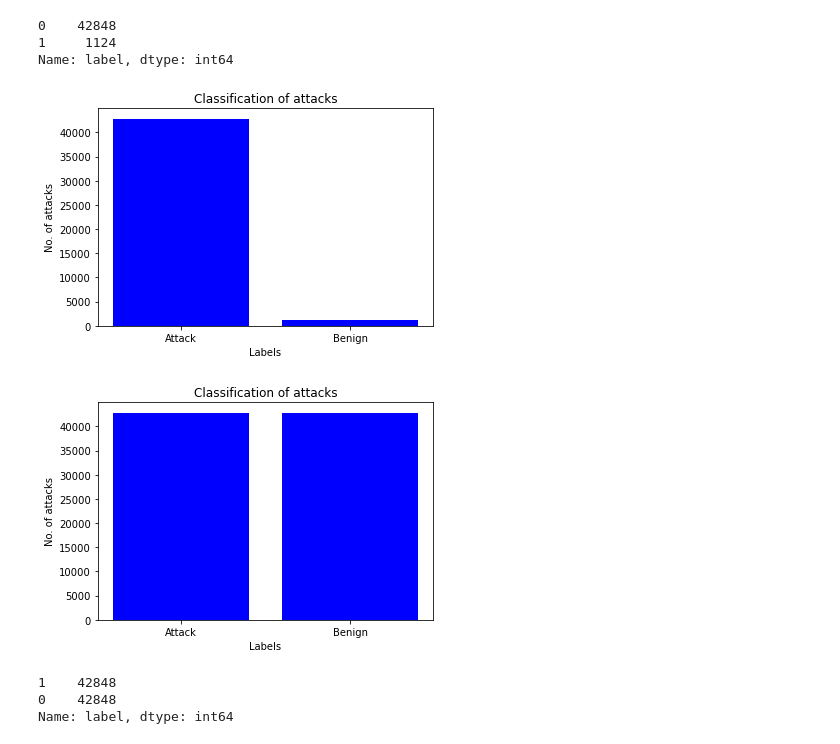
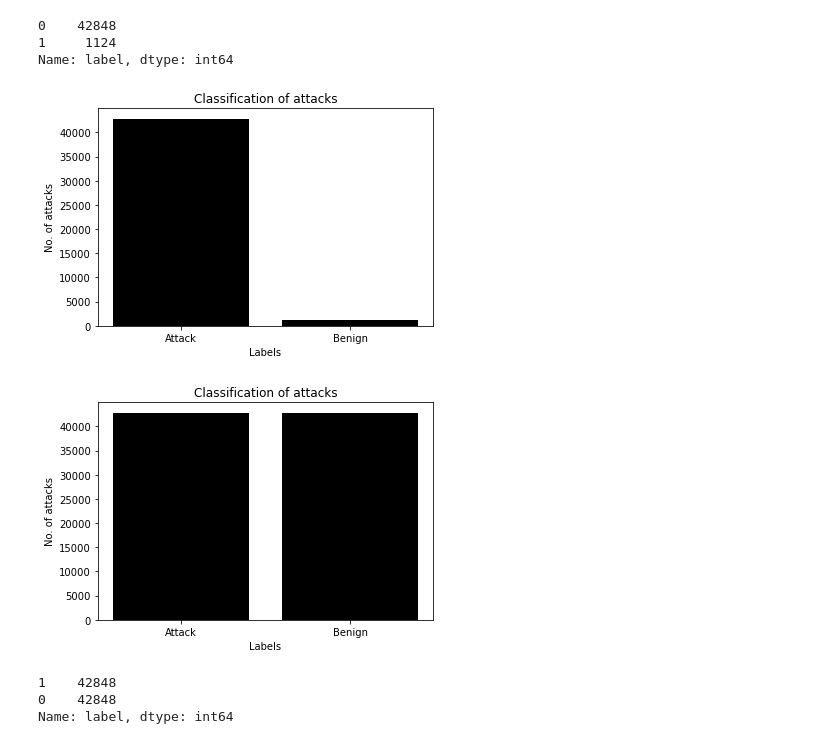
Before and after one commit to NielParekh/Detection-of-DDoS-attacks-on-Android-devices, a Jupyter notebook: final_notebook.ipynb, the cells around one changed output. Drawn from its saved outputs; the diff is of its cells as text; code cells hidden in the pictures.

```diff
--- a/final_notebook.ipynb
+++ b/final_notebook.ipynb
@@ -134,13 +135,13 @@ Name: label, dtype: int64
 data = {'Attack':y_train.value_counts()[0], 'Benign':y_train.value_counts()[1]}
 courses = list(data.keys())
 values = list(data.values())
-plt.bar(courses, values, color ='blue')
+plt.bar(courses, values, color ='black')
 plt.xlabel("Labels")
 plt.ylabel("No. of attacks")
 plt.title("Classification of attacks")
 plt.show()
 # %% [output]
-[figure, old version]
+[figure, new version]
 # %%
 # perform smote for the dataset to solve imbalance
 from imblearn.over_sampling import SMOTE
@@ -149,14 +150,14 @@ x_train, y_train = oversample.fit_resample(x_train, y_train)
 # %%
 data = {'Attack':y_train.value_counts()[0], 'Benign':y_train.value_counts()[1]}
 courses = list(data.keys())
 values = list(data.values())
-plt.bar(courses, values, color ='blue')
+plt.bar(courses, values, color ='black')
 plt.xlabel("Labels")
 plt.ylabel("No. of attacks")
 plt.title("Classification of attacks")
 plt.show()
 # %% [output]
-[figure, old version]
+[figure, new version]
 # %%
 y_train.value_counts()
 # %% [output]
```
Also changed, not shown: parts of 3 cells of this notebook.
